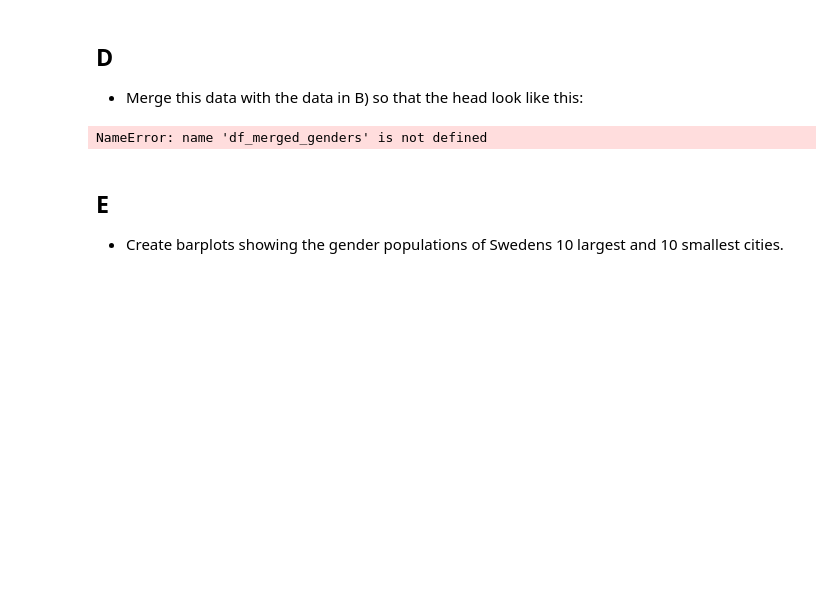
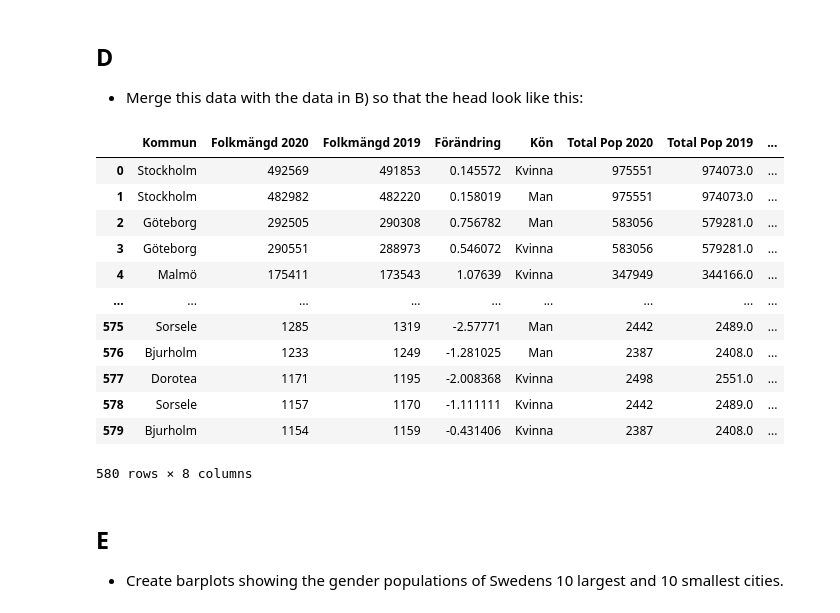
Before and after one commit to Danneftw1/Databehandling-Daniel-Nilsson, a Jupyter notebook: Exercises-Data-Behandling/Exercises-00.ipynb, the cells around one changed output. Drawn from its saved outputs; the diff is of its cells as text; code cells hidden in the pictures; blank space fills up the shorter version.

```diff
--- a/Exercises-Data-Behandling/Exercises-00.ipynb
+++ b/Exercises-Data-Behandling/Exercises-00.ipynb
@@ -217,19 +220,33 @@ df_total.head()
 ## D
 - Merge this data with the data in B) so that the head look like this:
 # %%
+
 merged_df_data = pd.concat([df_merged_genders, df_total], axis = 1)
 #merged_df_data = pd.join([df_merged_genders, df_total], axis = 1)
 #merged_df_data = pd.merge([df_merged_genders, df_total], axis = 1)
 
 # tar bort kolumner som inte behövs
 merged_df_data.pop("Rang 2020")
 merged_df_data.pop("Rang 2019")
+merged_df_data = merged_df_data.T.drop_duplicates().T # tar bort den ena "kommun" kolumnen som var onödig
 
 # skapar en ny variabel så att ändringarna går igenom
-merged_df_data.sort_values(by="Folkmängd 2020", ascending=False, inplace=True)
-merged_df_data
+df = merged_df_data.sort_values(by="Folkmängd 2020", ascending=False, ignore_index=True)
+df
 # %% [output]
+|  | Kommun | Folkmängd 2020 | Folkmängd 2019 | Förändring | Kön | Total Pop 2020 | Total Pop 2019 | ... |
+| 0 | Stockholm | 492569 | 491853 | 0.145572 | Kvinna | 975551 | 974073.0 | ... |
+| 1 | Stockholm | 482982 | 482220 | 0.158019 | Man | 975551 | 974073.0 | ... |
+| 2 | Göteborg | 292505 | 290308 | 0.756782 | Man | 583056 | 579281.0 | ... |
+| 3 | Göteborg | 290551 | 288973 | 0.546072 | Kvinna | 583056 | 579281.0 | ... |
+| 4 | Malmö | 175411 | 173543 | 1.07639 | Kvinna | 347949 | 344166.0 | ... |
+| ... | ... | ... | ... | ... | ... | ... | ... | ... |
+| 575 | Sorsele | 1285 | 1319 | -2.57771 | Man | 2442 | 2489.0 | ... |
+| 576 | Bjurholm | 1233 | 1249 | -1.281025 | Man | 2387 | 2408.0 | ... |
+| 577 | Dorotea | 1171 | 1195 | -2.008368 | Kvinna | 2498 | 2551.0 | ... |
+| 578 | Sorsele | 1157 | 1170 | -1.111111 | Kvinna | 2442 | 2489.0 | ... |
+| 579 | Bjurholm | 1154 | 1159 | -0.431406 | Kvinna | 2387 | 2408.0 | ... |
-NameError: name 'df_merged_genders' is not defined
+580 rows × 8 columns
 # %% [markdown]
 ## E
 - Create barplots showing the gender populations of Swedens 10 largest and 10 smallest cities.
```
Also changed, not shown: parts of 7 cells of this notebook, 1 other file.
